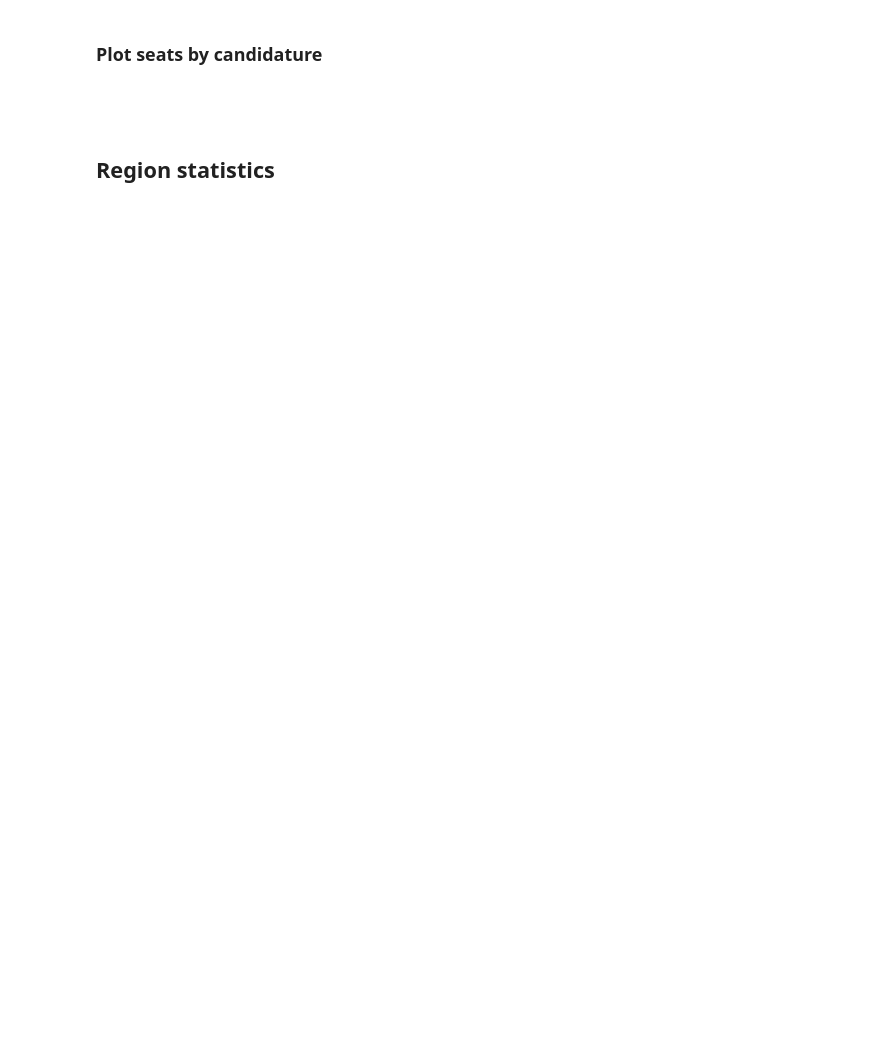
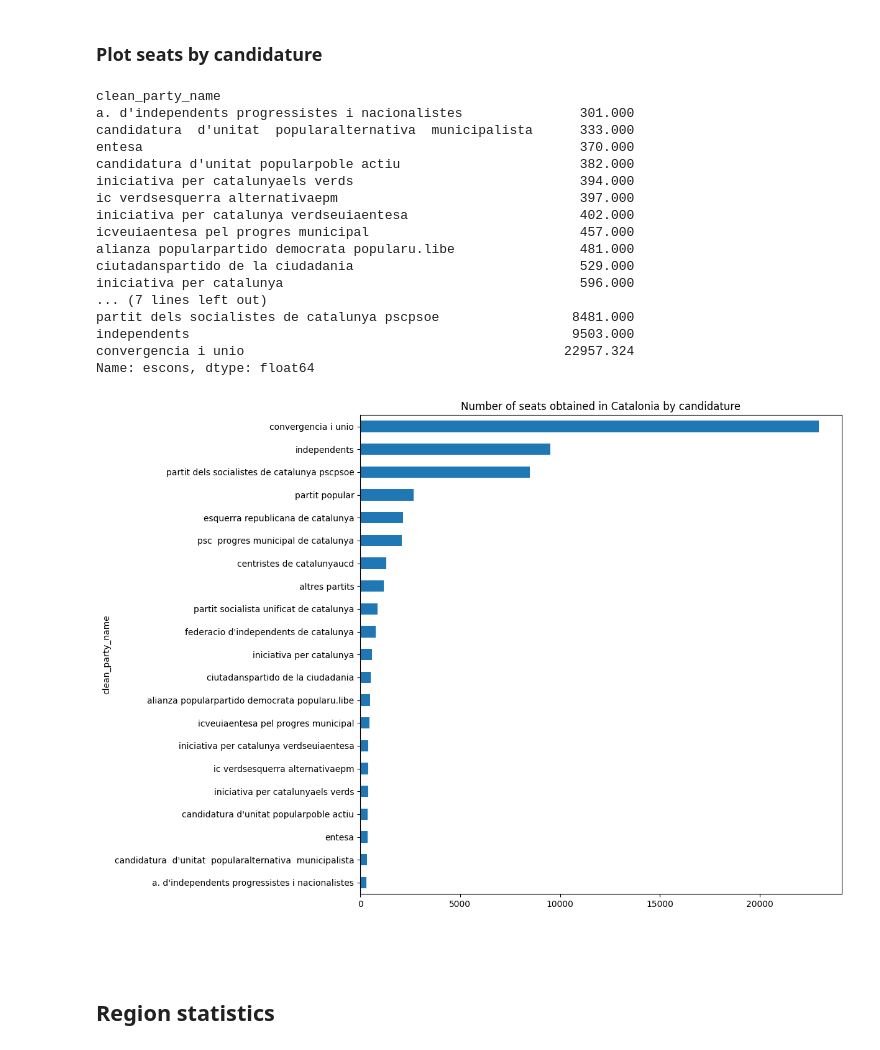
Before and after one commit to guillempla/catalan-elections-forecasting, a Jupyter notebook: src/study_data/study-clean-data.ipynb, the cells around one changed output. Saved outputs shown, nothing was run; the diff lists cells and outputs as text; code cells hidden in the pictures; blank space fills up the shorter version.

```diff
--- a/src/study_data/study-clean-data.ipynb
+++ b/src/study_data/study-clean-data.ipynb
@@ -534,5 +551,31 @@ Poden comptetir dos candidatures amb el mateix codi? (Independents)
 # %% [markdown]
 ### Plot seats by candidature
+# %%
+# plot the number of seats obtained in territory="MU" by candidature and sort them
+threshold = 300
+seats_by_candidature = df[df["id_nivell_territorial"] == "CA"].groupby("clean_party_name")["escons"].sum().sort_values()
+seats_by_candidature = seats_by_candidature[seats_by_candidature > threshold]
+seats_by_candidature.plot(kind="barh", figsize=(10, 10), title="Number of seats obtained in Catalonia by candidature")
+seats_by_candidature
+# %% [output]
+clean_party_name
+a. d'independents progressistes i nacionalistes               301.000
+candidatura  d'unitat  popularalternativa  municipalista      333.000
+entesa                                                        370.000
+candidatura d'unitat popularpoble actiu                       382.000
+iniciativa per catalunyaels verds                             394.000
+ic verdsesquerra alternativaepm                               397.000
+iniciativa per catalunya verdseuiaentesa                      402.000
+icveuiaentesa pel progres municipal                           457.000
+alianza popularpartido democrata popularu.libe                481.000
+ciutadanspartido de la ciudadania                             529.000
+iniciativa per catalunya                                      596.000
+... (7 lines left out)
+partit dels socialistes de catalunya pscpsoe                 8481.000
+independents                                                 9503.000
+convergencia i unio                                         22957.324
+Name: escons, dtype: float64
+[figure, added]
 # %% [markdown]
 ##
 # %% [markdown]
```
Also changed, not shown: parts of 7 cells of this notebook.
